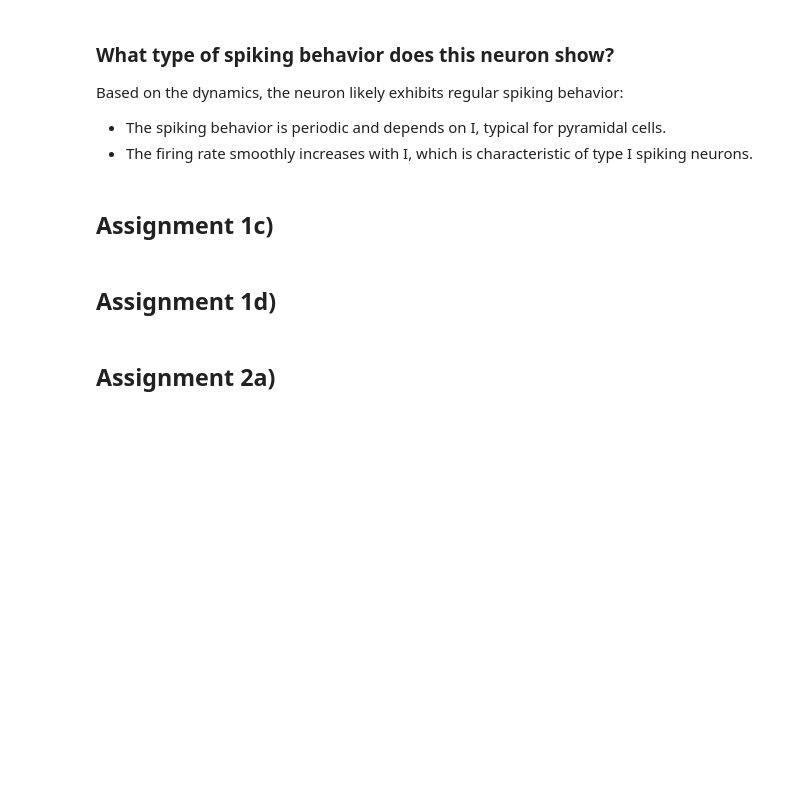
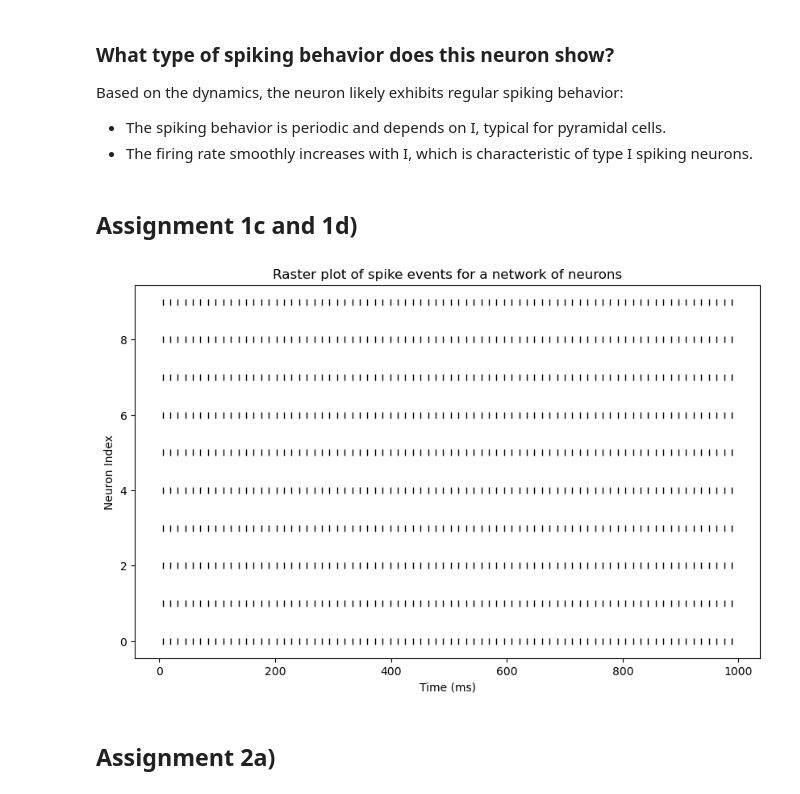
Before and after one commit to EvaMare/Computational-Neuroscience, a Jupyter notebook: Assignment 3.ipynb, the cells around one changed output. Drawn from its saved outputs; the diff is of its cells as text; code cells hidden in the pictures; blank space fills up the shorter version.

```diff
--- a/Assignment 3.ipynb
+++ b/Assignment 3.ipynb
@@ -153,4 +158,4 @@ Based on the dynamics, the neuron likely exhibits regular spiking behavior:
 - The spiking behavior is periodic and depends on I, typical for pyramidal cells.
 - The firing rate smoothly increases with I, which is characteristic of type I spiking neurons.
 # %% [markdown]
-## Assignment 1c)
+## Assignment 1c and 1d)
@@ -223,2 +161,0 @@ print("Spike counts for each neuron:", spike_counts)
-# %% [markdown]
-## Assignment 1d)
@@ -318,3 +162,64 @@ plt.show()
+# %%
+import numpy as np
+import matplotlib.pyplot as plt
+
+# Parameters
+N = 10  # Number of neurons
+I = 100  # Input current for each neuron (can be adjusted)
+duration = 1000  # Total simulation time (ms)
+dt = 0.1  # Time step (ms)
+time_steps = int(duration / dt)
+
+# Neuron model parameters
+a = 0.03
+b = -2
+c = -50
+d = 100
+
+# Connection matrix (random example)
+C = np.random.rand(N, N)  # Random coupling matrix, can be set according to desired connectivity
+
+# Initial conditions
+v = np.full(N, -60)  # Initial membrane potential for all neurons
+u = np.full(N, -20)  # Initial recovery variable for all neurons
+spikes = np.zeros((N, time_steps))  # Spike train for all neurons
+
+# Function to simulate neuron dynamics
+def simulate_network():
+    global v, u, spikes
+    for t in range(1, time_steps):
+        for i in range(N):
+            # Synaptic current contribution from other neurons (coupling)
+            synaptic_current = np.sum(C[i, :] * spikes[:, t-1])
+
+            # Neuron dynamics
+            dv = (0.7 * (v[i] + 60) * (v[i] + 40) - u[i] + I + synaptic_current) / 100
+            du = a * (-2 * (v[i] + 60) - u[i])
+
+            # Update the voltage and recovery variable
+            v[i] += dv * dt
+            u[i] += du * dt
+
+            # Spike condition
+            if v[i] >= 35:
+                spikes[i, t] = 1
+                v[i] = c  # Reset voltage
+                u[i] += d  # Reset recovery variable
+
+# Run the simulation
+simulate_network()
+
+# Plot the raster plot for spikes
+plt.figure(figsize=(10, 6))
+for i in range(N):
+    spike_times = np.where(spikes[i, :] == 1)[0] * dt
+    plt.plot(spike_times, np.ones_like(spike_times) * i, '|', color='black')
+plt.title('Raster plot of spike events for a network of neurons')
+plt.xlabel('Time (ms)')
+plt.ylabel('Neuron Index')
+plt.show()
+# %% [output]
+[figure, added]
 # %% [markdown]
 ## Assignment 2a)
 # %%
```
Also changed, not shown: parts of 9 cells of this notebook.
